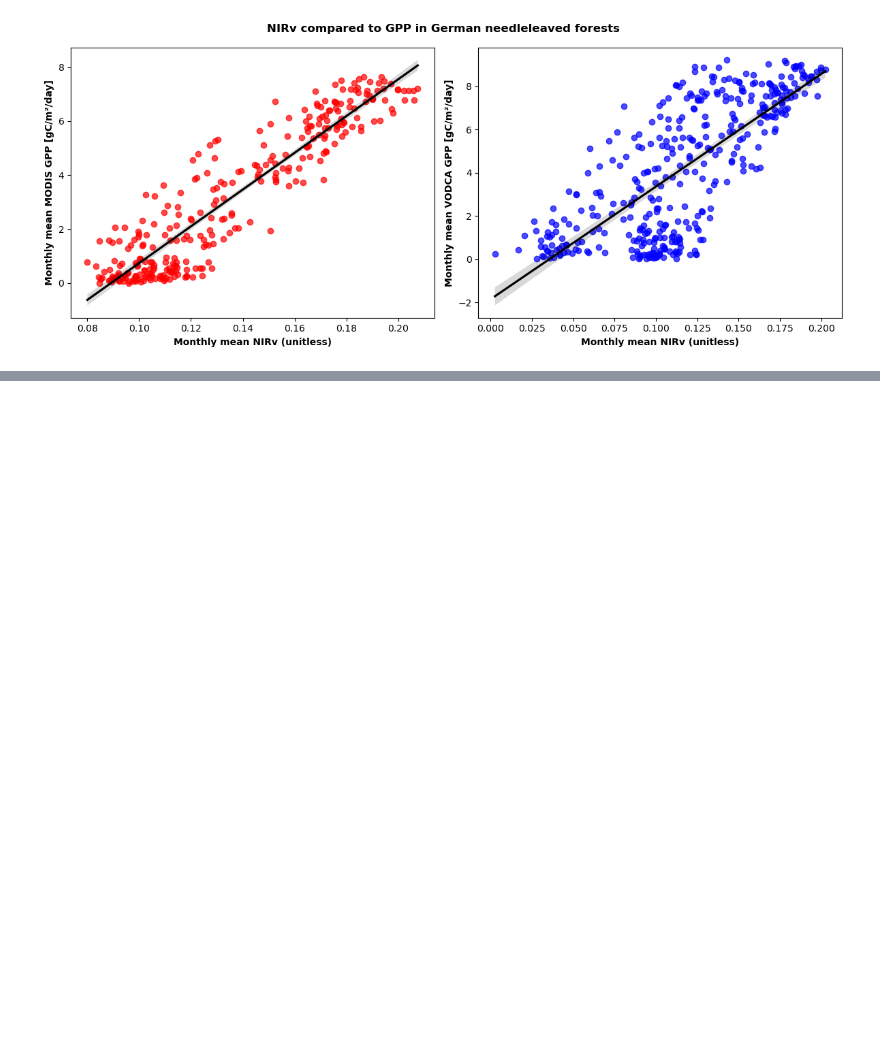
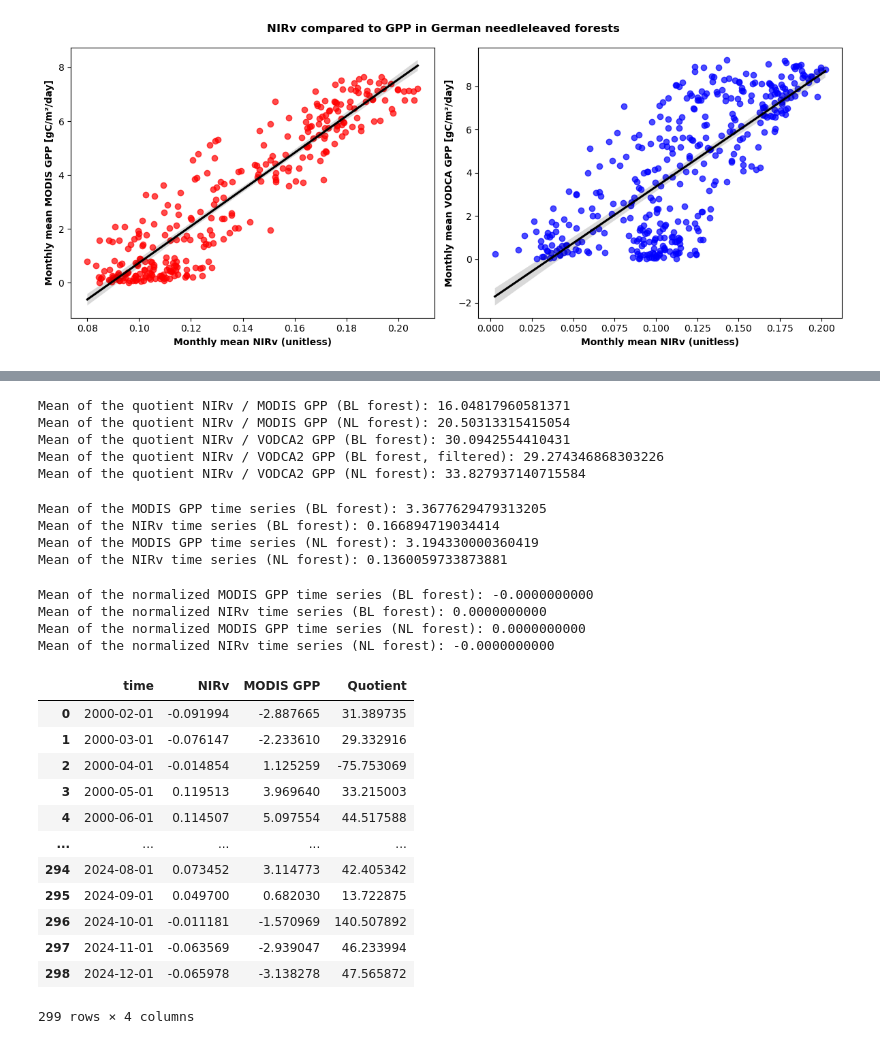
Before and after one commit to irishaake/Thesis_Msc, a Jupyter notebook: 31_Calculate_GPP.ipynb, the cells around one changed output, grey strips where cells are left out. Saved outputs shown, nothing was run; the diff lists cells and outputs as text; code cells hidden in the pictures; blank space fills up the shorter version.

```diff
--- a/31_Calculate_GPP.ipynb
+++ b/31_Calculate_GPP.ipynb
@@ -327,0 +277,34 @@ Intercept: -1.8509893105757467
+# %%
+# look at the means of the quotients
+print(f"Mean of the quotient NIRv / MODIS GPP (BL forest): {df_nirv_modis_BL["Quotient"].mean()}")
+print(f"Mean of the quotient NIRv / MODIS GPP (NL forest): {df_nirv_modis_NL["Quotient"].mean()}")
+print(f"Mean of the quotient NIRv / VODCA2 GPP (BL forest): {df_nirv_vodca_BL["Quotient"].mean()}")
+print(f"Mean of the quotient NIRv / VODCA2 GPP (BL forest, filtered): {df_nirv_vodca_BL_filtered["Quotient"].mean()}")
+print(f"Mean of the quotient NIRv / VODCA2 GPP (NL forest): {df_nirv_vodca_NL["Quotient"].mean()}")
+# %% [output]
+Mean of the quotient NIRv / MODIS GPP (BL forest): 16.04817960581371
+Mean of the quotient NIRv / MODIS GPP (NL forest): 20.50313315415054
+Mean of the quotient NIRv / VODCA2 GPP (BL forest): 30.0942554410431
+Mean of the quotient NIRv / VODCA2 GPP (BL forest, filtered): 29.274346868303226
+Mean of the quotient NIRv / VODCA2 GPP (NL forest): 33.827937140715584
+# %%
+# NEW APPROACH
+# normalize time series: calculate means of GPP and NIRv time series, subtract their mean value from time series
+# from now on, working with MODIS GPP because the relationship between MODIS GPP and NIRv seems stronger based on the scatterplots
+# first, calculate means of each time series
+modis_BL_mean = df_nirv_modis_BL["MODIS GPP"].mean()
+print(f"Mean of the MODIS GPP time series (BL forest): {modis_BL_mean}")
+
+nirv_BL_mean = df_nirv_modis_BL["NIRv"].mean()
+print(f"Mean of the NIRv time series (BL forest): {nirv_BL_mean}")
+
+modis_NL_mean = df_nirv_modis_NL["MODIS GPP"].mean()
+print(f"Mean of the MODIS GPP time series (NL forest): {modis_NL_mean}")
+
+nirv_NL_mean = df_nirv_modis_NL["NIRv"].mean()
+print(f"Mean of the NIRv time series (NL forest): {nirv_NL_mean}")
+# %% [output]
+Mean of the MODIS GPP time series (BL forest): 3.3677629479313205
+Mean of the NIRv time series (BL forest): 0.166894719034414
+Mean of the MODIS GPP time series (NL forest): 3.194330000360419
+Mean of the NIRv time series (NL forest): 0.1360059733873881
@@ -327,0 +320,18 @@ Intercept: -1.8509893105757467
+# %%
+# see if means of normalized time series match
+modis_BL_norm_mean = df_nirv_modis_BL_norm["MODIS GPP"].mean()
+print(f"Mean of the normalized MODIS GPP time series (BL forest): {modis_BL_norm_mean:.10f}")
+
+nirv_BL_norm_mean = df_nirv_modis_BL_norm["NIRv"].mean()
+print(f"Mean of the normalized NIRv time series (BL forest): {nirv_BL_norm_mean:.10f}")
+
+modis_NL_norm_mean = df_nirv_modis_NL_norm["MODIS GPP"].mean()
+print(f"Mean of the normalized MODIS GPP time series (NL forest): {modis_NL_norm_mean:.10f}")
+
+nirv_NL_norm_mean = df_nirv_modis_NL_norm["NIRv"].mean()
+print(f"Mean of the normalized NIRv time series (NL forest): {nirv_NL_norm_mean:.10f}")
+# %% [output]
+Mean of the normalized MODIS GPP time series (BL forest): -0.0000000000
+Mean of the normalized NIRv time series (BL forest): 0.0000000000
+Mean of the normalized MODIS GPP time series (NL forest): 0.0000000000
+Mean of the normalized NIRv time series (NL forest): -0.0000000000
@@ -327,0 +342,16 @@ Intercept: -1.8509893105757467
+# %%
+df_nirv_modis_BL_norm
+# %% [output]
+|  | time | NIRv | MODIS GPP | Quotient |
+| 0 | 2000-02-01 | -0.091994 | -2.887665 | 31.389735 |
+| 1 | 2000-03-01 | -0.076147 | -2.233610 | 29.332916 |
+| 2 | 2000-04-01 | -0.014854 | 1.125259 | -75.753069 |
+| 3 | 2000-05-01 | 0.119513 | 3.969640 | 33.215003 |
+| 4 | 2000-06-01 | 0.114507 | 5.097554 | 44.517588 |
+| ... | ... | ... | ... | ... |
+| 294 | 2024-08-01 | 0.073452 | 3.114773 | 42.405342 |
+| 295 | 2024-09-01 | 0.049700 | 0.682030 | 13.722875 |
+| 296 | 2024-10-01 | -0.011181 | -1.570969 | 140.507892 |
+| 297 | 2024-11-01 | -0.063569 | -2.939047 | 46.233994 |
+| 298 | 2024-12-01 | -0.065978 | -3.138278 | 47.565872 |
+299 rows × 4 columns
```
Also changed, not shown: parts of 27 cells of this notebook.
